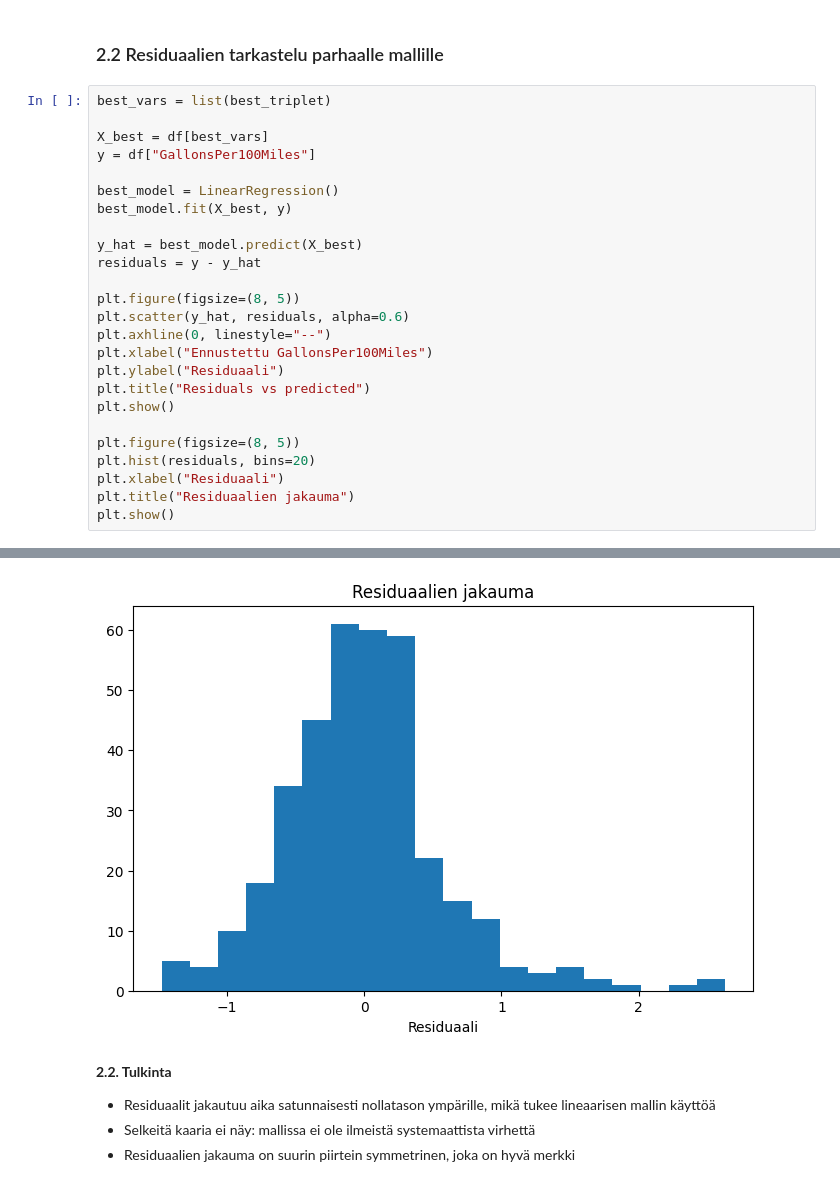
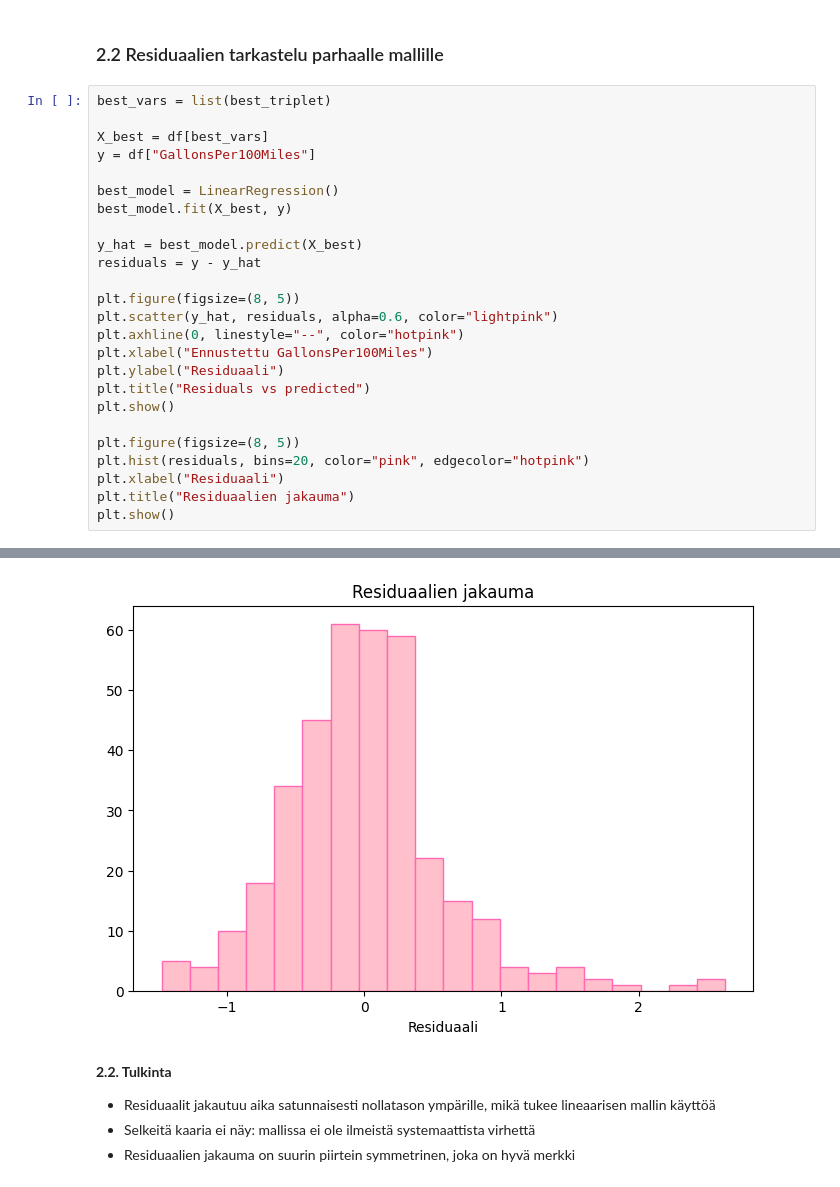
Before and after one commit to Anniinama/developMENTAL, a Jupyter notebook: Assigment 4/Assigment4_Final_Edition_FIN.ipynb, the cells around one changed output, grey strips where cells are left out. Saved outputs shown, nothing was run; the diff lists cells and outputs as text.

```diff
--- a/Assigment 4/Assigment4_Final_Edition_FIN.ipynb
+++ b/Assigment 4/Assigment4_Final_Edition_FIN.ipynb
@@ -332,15 +332,15 @@ y_hat = best_model.predict(X_best)
 residuals = y - y_hat
 
 plt.figure(figsize=(8, 5))
-plt.scatter(y_hat, residuals, alpha=0.6)
-plt.axhline(0, linestyle="--")
+plt.scatter(y_hat, residuals, alpha=0.6, color="lightpink")
+plt.axhline(0, linestyle="--", color="hotpink")
 plt.xlabel("Ennustettu GallonsPer100Miles")
 plt.ylabel("Residuaali")
 plt.title("Residuals vs predicted")
 plt.show()
 
 plt.figure(figsize=(8, 5))
-plt.hist(residuals, bins=20)
+plt.hist(residuals, bins=20, color="pink", edgecolor="hotpink")
 plt.xlabel("Residuaali")
 plt.title("Residuaalien jakauma")
 plt.show()
@@ -349,4 +349,4 @@ plt.show()
-[figure, old version]
+[figure, new version]
 # %% [markdown]
 **2.2. Tulkinta**
 
```
Also changed, not shown: parts of 1 cell of this notebook.
